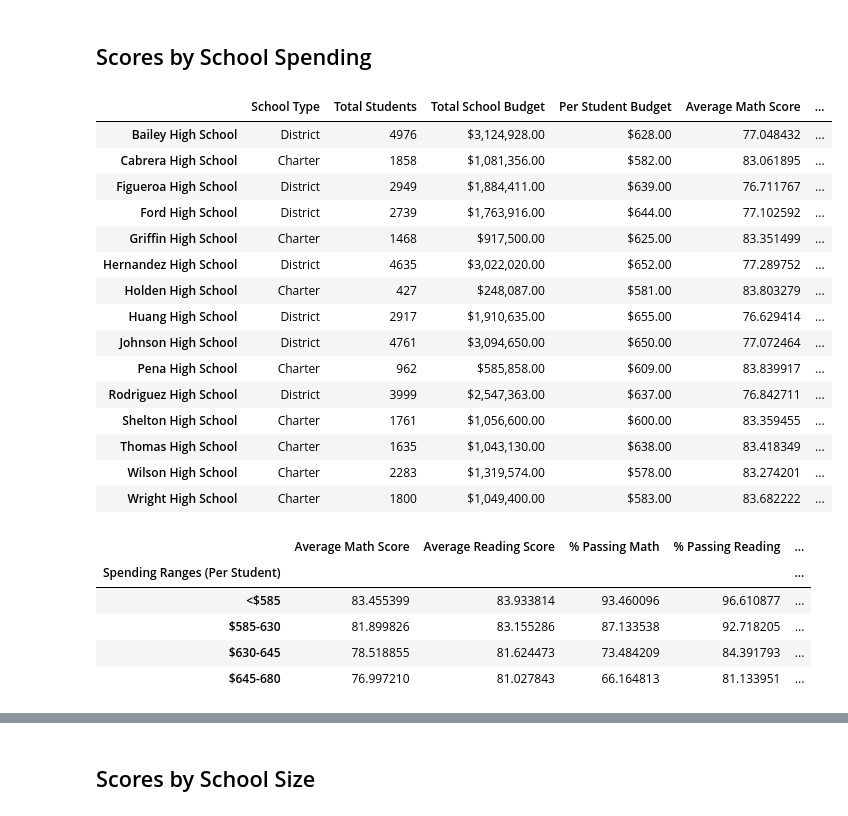
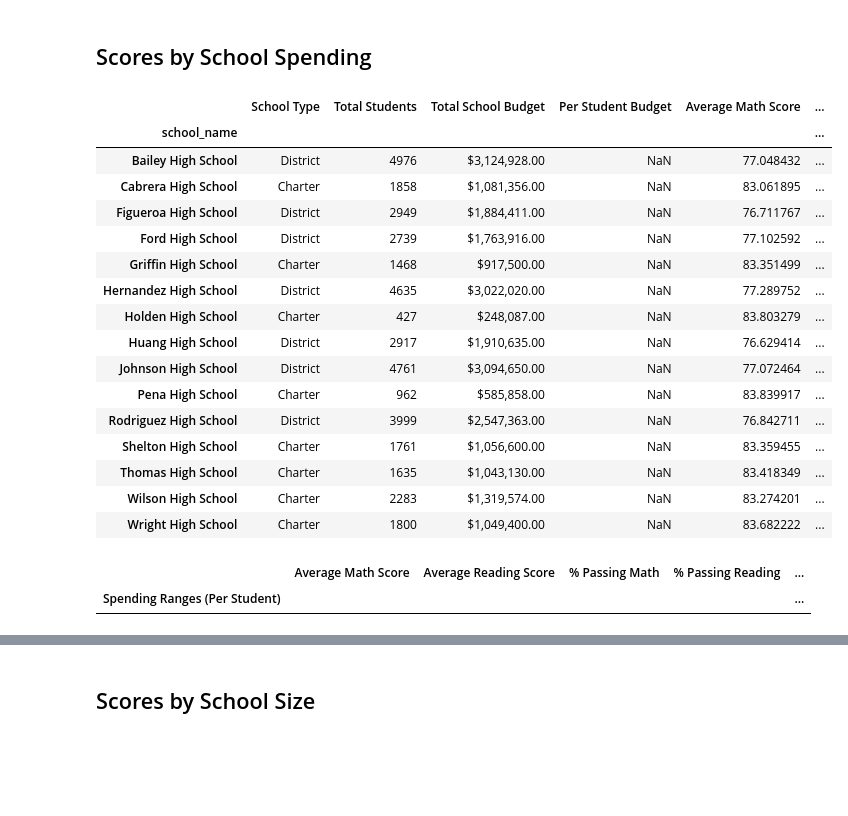
Before and after one commit to Gaddiel0327/pandas-challenge, a Jupyter notebook: PyCitySchools/PyCitySchools_starter.ipynb, the cells around one changed output, grey strips where cells are left out. Cells and saved outputs as stored; diff of their text form; code cells hidden in the pictures; blank space fills up the shorter version.

```diff
--- a/PyCitySchools/PyCitySchools_starter.ipynb
+++ b/PyCitySchools/PyCitySchools_starter.ipynb
@@ -334,8 +334,21 @@ Wilson High School       90.582567
 Wright High School       90.333333
 dtype: float64
 # %%
-# Create a DataFrame called `per_school_summary` with columns for the calculations above.
-per_school_summary =
+# Create a DataFrame called `per_school_summary` with columns for the calculations above. (im having some off because when I asked AskBC for help it changed school name to an index)
+
+per_school_summary_data = {
+    "School Type": school_types,
+    "Total Students": per_school_counts,
+    "Total School Budget": per_school_budget,
+    "Per Student Budget": per_school_capita,
+    "Average Math Score": per_school_math,
+    "Average Reading Score": per_school_reading,
+    "% Passing Math": per_school_passing_math,
+    "% Passing Reading": per_school_passing_reading,
+    "% Overall Passing": overall_passing_rate
+}
+
+per_school_summary = pd.DataFrame(per_school_summary_data)
 
 # Formatting
 per_school_summary["Total School Budget"] = per_school_summary["Total School Budget"].map("${:,.2f}".format)
@@ -472,31 +502,37 @@ reading_scores_by_grade
 # %%
 # Establish the bins
 spending_bins = [0, 585, 630, 645, 680]
-labels = ["<$585", "$585-630", "$630-645", "$645-680"]
+spending_labels = ["<$585", "$585-630", "$630-645", "$645-680"]
 # %%
 # Create a copy of the school summary since it has the "Per Student Budget"
 school_spending_df = per_school_summary.copy()
+# %%
+# Convert "Per Student Budget" to numeric (I was errors because the per student budget is a series, asked ChatGPT for help to change all to numeric)
+school_spending_df["Per Student Budget"] = pd.to_numeric(school_spending_df["Per Student Budget"], errors='coerce')
 # %%
-# Use `pd.cut` to categorize spending based on the bins.
-school_spending_df["Spending Ranges (Per Student)"] =
+# Use pd.cut to categorize spending based on the bins
+school_spending_df["Spending Ranges (Per Student)"] = pd.cut(school_spending_df["Per Student Budget"], bins=spending_bins, labels=spending_labels)
+
+# Display the DataFrame
 school_spending_df
 # %% [output]
 |  | School Type | Total Students | Total School Budget | Per Student Budget | Average Math Score | ... |
-| Bailey High School | District | 4976 | $3,124,928.00 | $628.00 | 77.048432 | ... |
-| Cabrera High School | Charter | 1858 | $1,081,356.00 | $582.00 | 83.061895 | ... |
-| Figueroa High School | District | 2949 | $1,884,411.00 | $639.00 | 76.711767 | ... |
-| Ford High School | District | 2739 | $1,763,916.00 | $644.00 | 77.102592 | ... |
-| Griffin High School | Charter | 1468 | $917,500.00 | $625.00 | 83.351499 | ... |
-| Hernandez High School | District | 4635 | $3,022,020.00 | $652.00 | 77.289752 | ... |
-| Holden High School | Charter | 427 | $248,087.00 | $581.00 | 83.803279 | ... |
-| Huang High School | District | 2917 | $1,910,635.00 | $655.00 | 76.629414 | ... |
-| Johnson High School | District | 4761 | $3,094,650.00 | $650.00 | 77.072464 | ... |
-| Pena High School | Charter | 962 | $585,858.00 | $609.00 | 83.839917 | ... |
-| Rodriguez High School | District | 3999 | $2,547,363.00 | $637.00 | 76.842711 | ... |
-| Shelton High School | Charter | 1761 | $1,056,600.00 | $600.00 | 83.359455 | ... |
-| Thomas High School | Charter | 1635 | $1,043,130.00 | $638.00 | 83.418349 | ... |
-| Wilson High School | Charter | 2283 | $1,319,574.00 | $578.00 | 83.274201 | ... |
-| Wright High School | Charter | 1800 | $1,049,400.00 | $583.00 | 83.682222 | ... |
+| school_name |  |  |  |  |  | ... |
+| Bailey High School | District | 4976 | $3,124,928.00 | NaN | 77.048432 | ... |
+| Cabrera High School | Charter | 1858 | $1,081,356.00 | NaN | 83.061895 | ... |
+| Figueroa High School | District | 2949 | $1,884,411.00 | NaN | 76.711767 | ... |
+| Ford High School | District | 2739 | $1,763,916.00 | NaN | 77.102592 | ... |
+| Griffin High School | Charter | 1468 | $917,500.00 | NaN | 83.351499 | ... |
+| Hernandez High School | District | 4635 | $3,022,020.00 | NaN | 77.289752 | ... |
+| Holden High School | Charter | 427 | $248,087.00 | NaN | 83.803279 | ... |
+| Huang High School | District | 2917 | $1,910,635.00 | NaN | 76.629414 | ... |
+| Johnson High School | District | 4761 | $3,094,650.00 | NaN | 77.072464 | ... |
+| Pena High School | Charter | 962 | $585,858.00 | NaN | 83.839917 | ... |
+| Rodriguez High School | District | 3999 | $2,547,363.00 | NaN | 76.842711 | ... |
+| Shelton High School | Charter | 1761 | $1,056,600.00 | NaN | 83.359455 | ... |
+| Thomas High School | Charter | 1635 | $1,043,130.00 | NaN | 83.418349 | ... |
+| Wilson High School | Charter | 2283 | $1,319,574.00 | NaN | 83.274201 | ... |
+| Wright High School | Charter | 1800 | $1,049,400.00 | NaN | 83.682222 | ... |
 # %%
 #  Calculate averages for the desired columns.
 spending_math_scores = school_spending_df.groupby(["Spending Ranges (Per Student)"])["Average Math Score"].mean()
@@ -506,14 +542,19 @@ spending_passing_reading = school_spending_df.groupby(["Spending Ranges (Per Stu
 overall_passing_spending = school_spending_df.groupby(["Spending Ranges (Per Student)"])["% Overall Passing"].mean()
 # %%
 # Assemble into DataFrame
-spending_summary =
+spending_summary = pd.DataFrame({
+    "Average Math Score": spending_math_scores,
+    "Average Reading Score": spending_reading_scores,
+    "% Passing Math": spending_passing_math,
+    "% Passing Reading": spending_passing_reading,
+    "% Overall Passing": overall_passing_spending
+})
+
+
+
 
 # Display results
 spending_summary
 # %% [output]
 |  | Average Math Score | Average Reading Score | % Passing Math | % Passing Reading | ... |
 | Spending Ranges (Per Student) |  |  |  |  | ... |
-| <$585 | 83.455399 | 83.933814 | 93.460096 | 96.610877 | ... |
-| $585-630 | 81.899826 | 83.155286 | 87.133538 | 92.718205 | ... |
-| $630-645 | 78.518855 | 81.624473 | 73.484209 | 84.391793 | ... |
-| $645-680 | 76.997210 | 81.027843 | 66.164813 | 81.133951 | ... |
```
Also changed, not shown: parts of 6 cells of this notebook.
